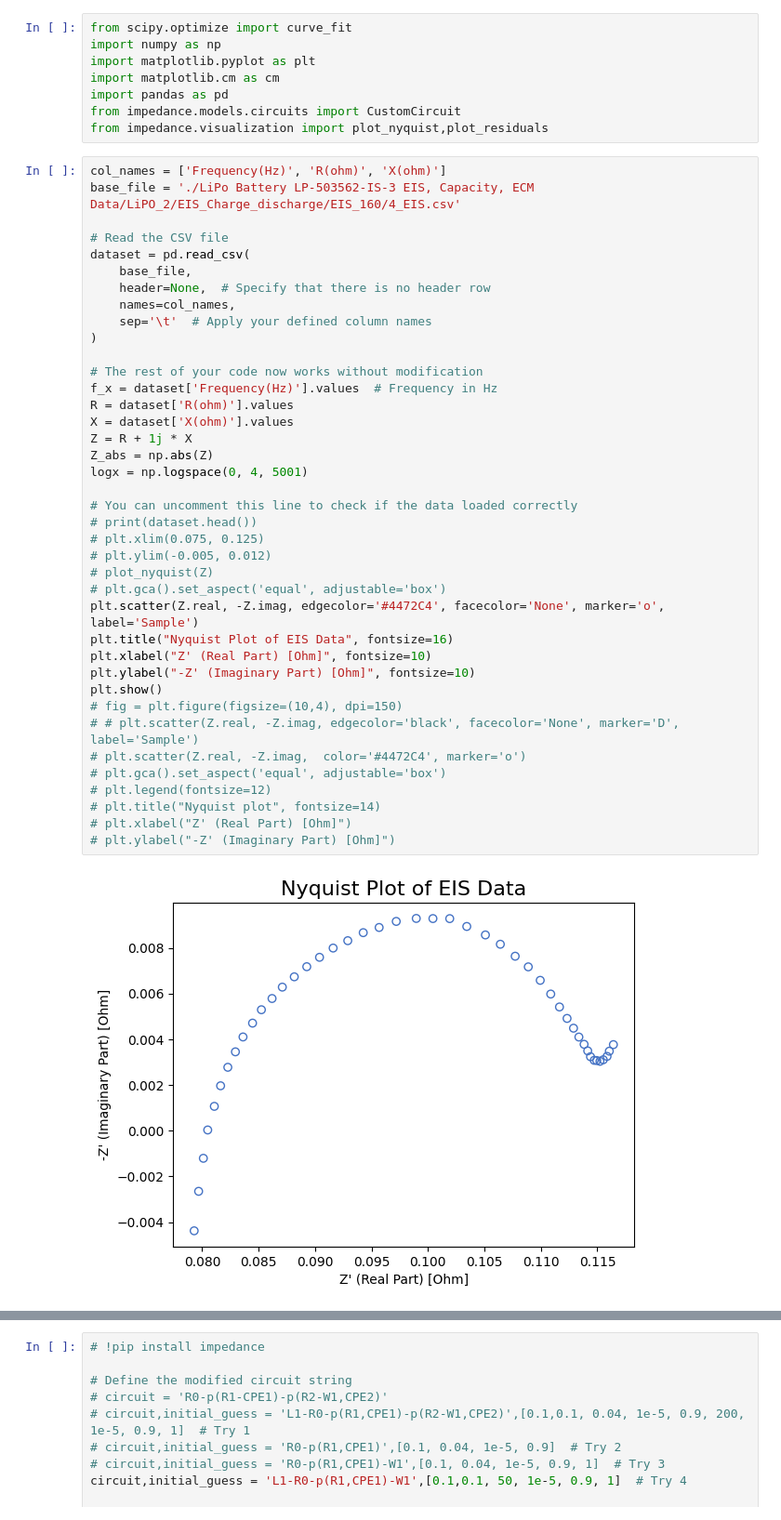
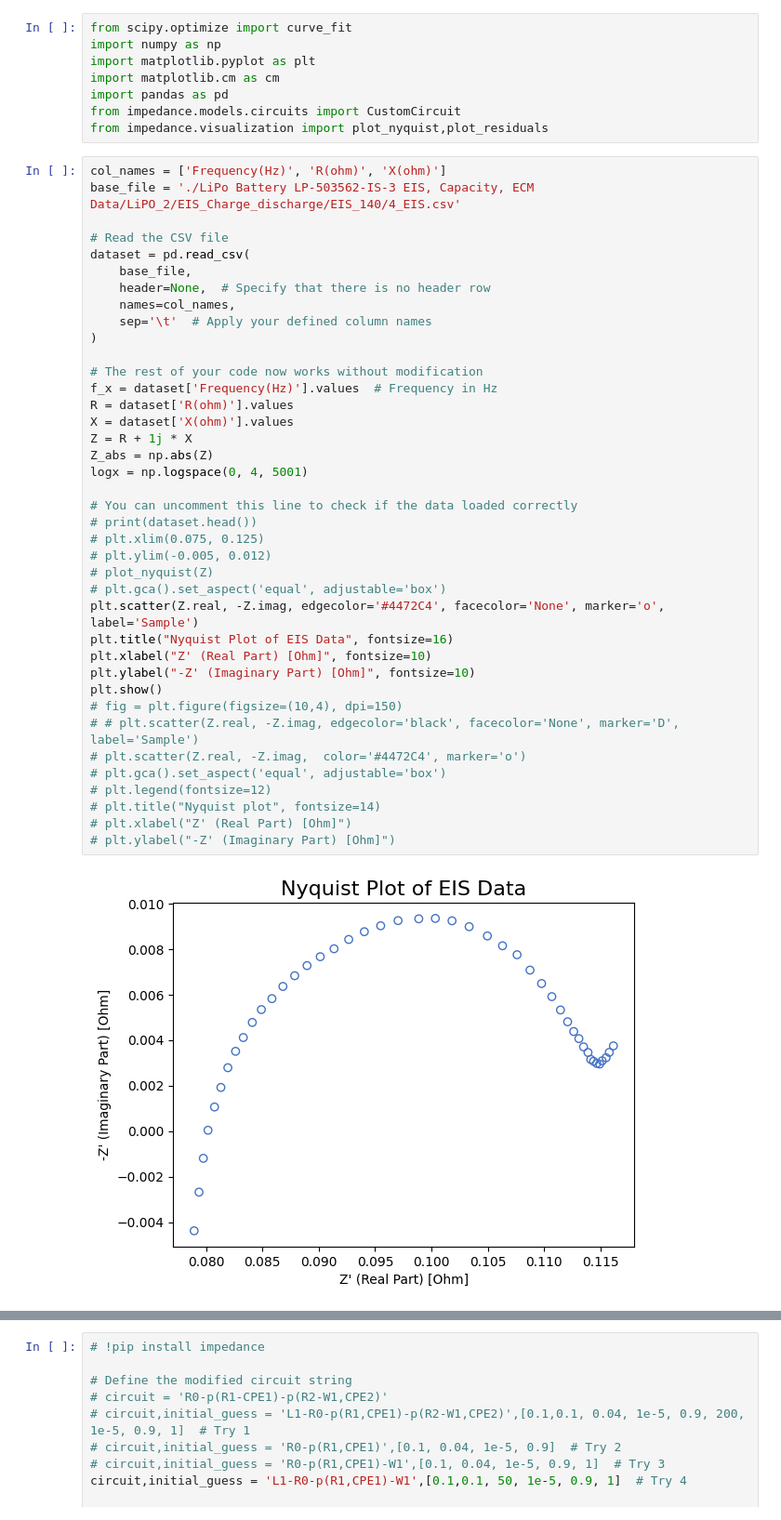
Before and after one commit to SushankMishra/EIS-Fitting, a Jupyter notebook: EIS_Fitting Check using Impedance Library.ipynb, the cells around one changed output, grey strips where cells are left out. Shown: that part at 93% size. Cells and saved outputs as stored; diff of their text form.

Commit message:
Completing a few validation graphs

```diff
--- a/EIS_Fitting Check using Impedance Library.ipynb
+++ b/EIS_Fitting Check using Impedance Library.ipynb
@@ -8,7 +8,7 @@ from impedance.models.circuits import CustomCircuit
 from impedance.visualization import plot_nyquist,plot_residuals
 # %%
 col_names = ['Frequency(Hz)', 'R(ohm)', 'X(ohm)']
-base_file = './LiPo Battery LP-503562-IS-3 EIS, Capacity, ECM Data/LiPO_2/EIS_Charge_discharge/EIS_160/4_EIS.csv'
+base_file = './LiPo Battery LP-503562-IS-3 EIS, Capacity, ECM Data/LiPO_2/EIS_Charge_discharge/EIS_140/4_EIS.csv'
 
 # Read the CSV file
 dataset = pd.read_csv(
@@ -19,31 +19,31 @@ dataset = pd.read_csv(
 )
 
 # The rest of your code now works without modification
 f_x = dataset['Frequency(Hz)'].values  # Frequency in Hz
 R = dataset['R(ohm)'].values
 X = dataset['X(ohm)'].values
 Z = R + 1j * X
 Z_abs = np.abs(Z)
 logx = np.logspace(0, 4, 5001)
 
 # You can uncomment this line to check if the data loaded correctly
 # print(dataset.head())
 # plt.xlim(0.075, 0.125)
 # plt.ylim(-0.005, 0.012)
 # plot_nyquist(Z)
 # plt.gca().set_aspect('equal', adjustable='box')
 plt.scatter(Z.real, -Z.imag, edgecolor='#4472C4', facecolor='None', marker='o', label='Sample')
 plt.title("Nyquist Plot of EIS Data", fontsize=16)
 plt.xlabel("Z' (Real Part) [Ohm]", fontsize=10)
 plt.ylabel("-Z' (Imaginary Part) [Ohm]", fontsize=10)
 plt.show()
 # fig = plt.figure(figsize=(10,4), dpi=150)
 # # plt.scatter(Z.real, -Z.imag, edgecolor='black', facecolor='None', marker='D', label='Sample')
 # plt.scatter(Z.real, -Z.imag,  color='#4472C4', marker='o')
 # plt.gca().set_aspect('equal', adjustable='box')
 # plt.legend(fontsize=12)
 # plt.title("Nyquist plot", fontsize=14)
 # plt.xlabel("Z' (Real Part) [Ohm]")
 # plt.ylabel("-Z' (Imaginary Part) [Ohm]")
 # %% [output]
-[figure, old version]
+[figure, new version]
```
Also changed, not shown: parts of 1 cell of this notebook, 2 other files.
